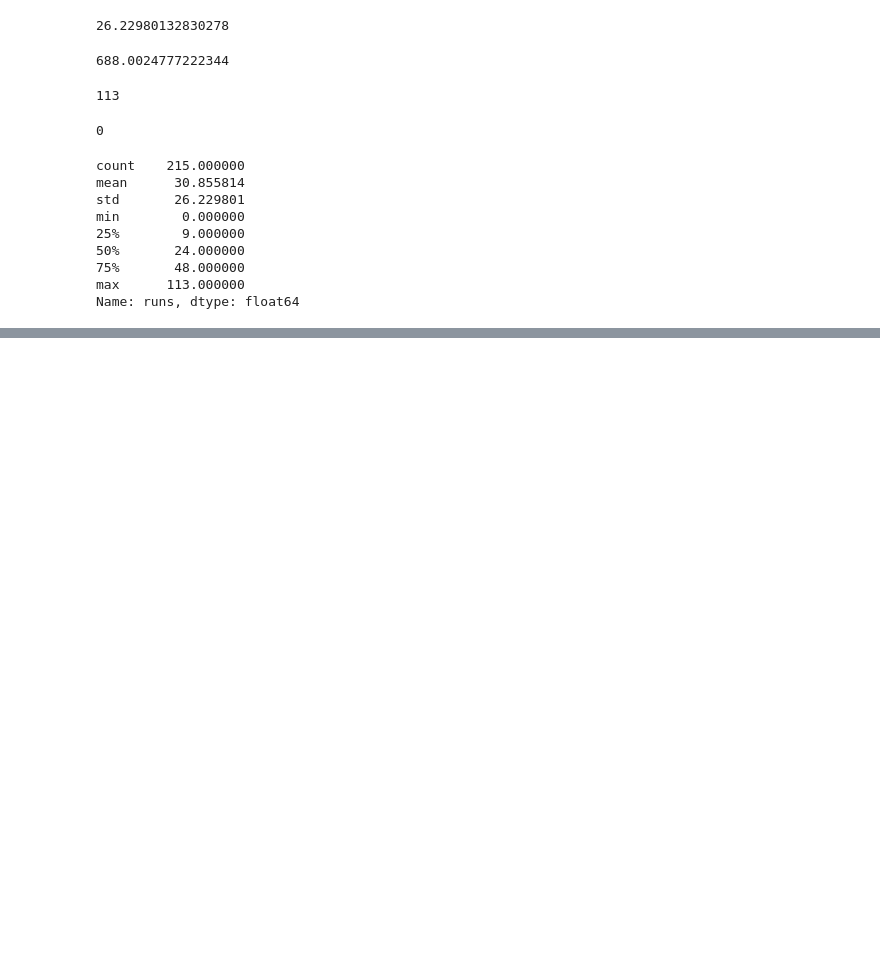
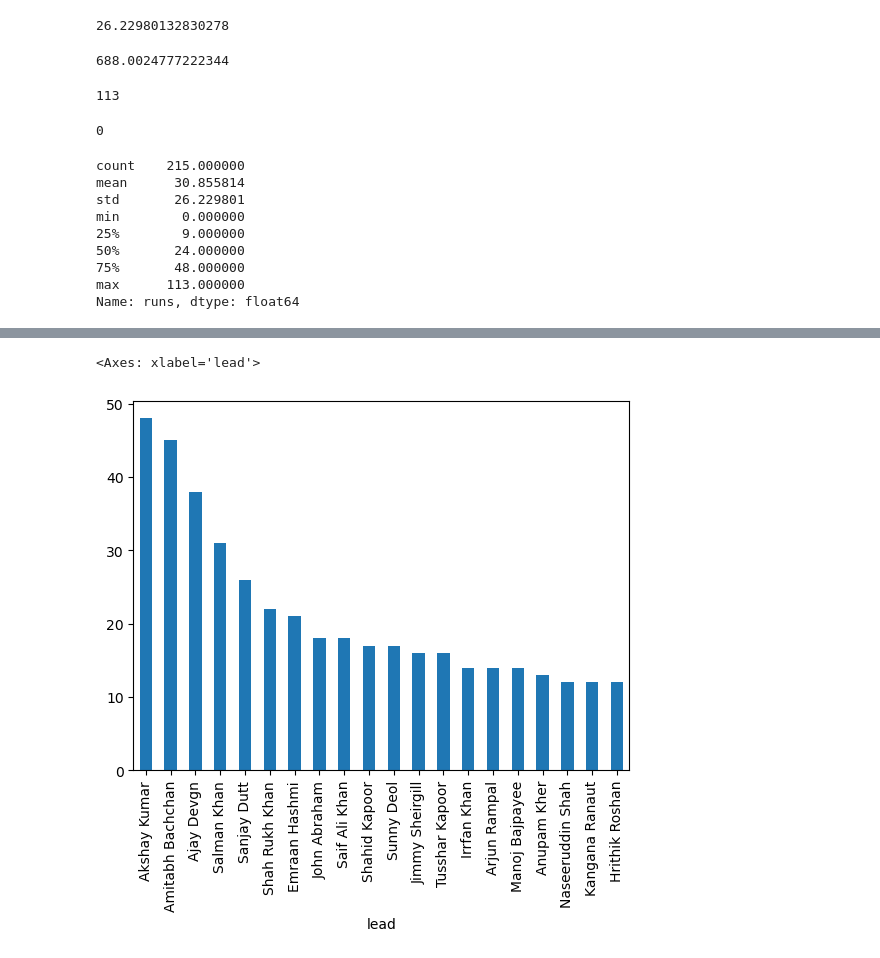
Before and after one commit to adarshagnihotri2007/Data-Science-Learning, a Jupyter notebook: Pandas_Series.ipynb, the cells around one changed output, grey strips where cells are left out. Drawn from its saved outputs; the diff is of its cells as text; code cells hidden in the pictures; blank space fills up the shorter version.

```diff
--- a/Pandas_Series.ipynb
+++ b/Pandas_Series.ipynb
@@ -354,0 +592,5 @@ Name: runs, dtype: float64
+# %%
+movie.value_counts().head(20).plot(kind = 'bar')
+# %% [output]
+<Axes: xlabel='lead'>
+[figure, added]
```
Also changed, not shown: parts of 38 cells of this notebook.
